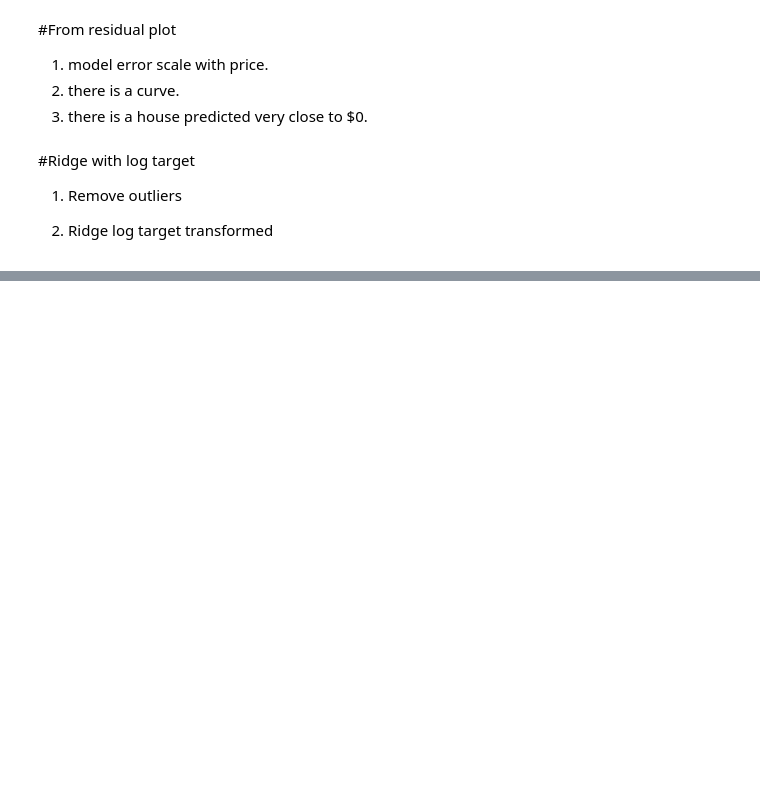
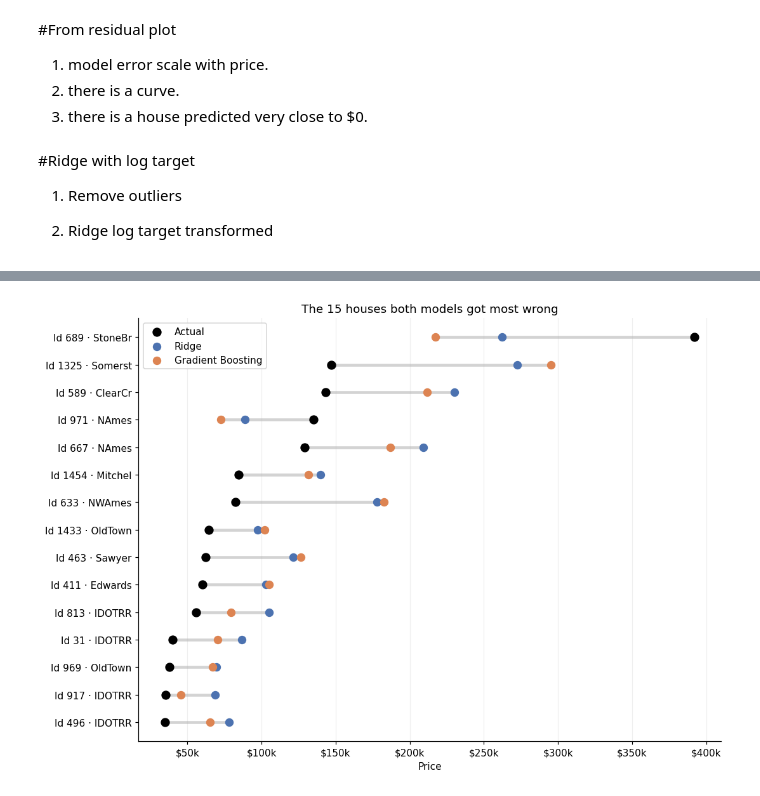
Before and after one commit to bojackwhaleman/house_prices_project, a Jupyter notebook: house_prices.ipynb, the cells around one changed output, grey strips where cells are left out. Saved outputs shown, nothing was run; the diff lists cells and outputs as text; code cells hidden in the pictures; blank space fills up the shorter version.

```diff
--- a/house_prices.ipynb
+++ b/house_prices.ipynb
@@ -671,0 +631,4 @@ coef_df.sort_values("coefficient").head(15)
+# %%
+pd.set_option('display.max_columns', None)
+pd.set_option('display.max_rows', None)
+df.head(5)
@@ -671,0 +642,41 @@ coef_df.sort_values("coefficient").head(15)
+# %%
+# top 15 numeric features most correlated with SalePrice (by absolute correlation)
+top_feats = (df.select_dtypes('number').corr()['SalePrice']
+               .drop(['SalePrice', 'Id'], errors='ignore')
+               .abs().sort_values(ascending=False).head(15).index.tolist())
+
+res = df[['Id', 'Neighborhood', 'SalePrice'] + top_feats].copy()
+res['ridge'] = np.asarray(ridge_pred)
+res['gb'] = np.asarray(gb_pred)
+
+# how wrong each house is: average log gap of the two models (a percentage-style error)
+log_gap = lambda p: (np.log1p(res[p]) - np.log1p(res['SalePrice'])).abs()
+res['err'] = (log_gap('ridge') + log_gap('gb')) / 2
+
+worst = res.nlargest(15, 'err').sort_values('SalePrice').reset_index(drop=True)
+
+# plot
+pos = np.arange(len(worst))
+prices = worst[['SalePrice', 'ridge', 'gb']]
+
+fig, ax = plt.subplots(figsize=(10, 7))
+ax.hlines(pos, prices.min(axis=1), prices.max(axis=1), color='lightgray', lw=3, zorder=1)
+ax.scatter(worst['SalePrice'], pos, color='black', s=70, label='Actual', zorder=3)
+ax.scatter(worst['ridge'], pos, color='#4C72B0', s=60, label='Ridge', zorder=2)
+ax.scatter(worst['gb'], pos, color='#DD8452', s=60, label='Gradient Boosting', zorder=2)
+
+ax.set_yticks(pos)
+ax.set_yticklabels([f"Id {i} · {n}" for i, n in zip(worst['Id'], worst['Neighborhood'])])
+ax.xaxis.set_major_formatter(lambda v, _: f'${v/1000:.0f}k')
+ax.set_xlabel('Price')
+ax.legend()
+ax.grid(axis='x', alpha=0.2)
+for s in ('top', 'right'): ax.spines[s].set_visible(False)
+ax.set_title('The 15 houses both models got most wrong')
+plt.tight_layout()
+plt.show()
+
+pd.set_option('display.max_columns', None)
+worst[['Id', 'Neighborhood', 'SalePrice', 'ridge', 'gb'] + top_feats].round(0).sort_values('SalePrice', ascending=False)
+# %% [output]
+[figure, added]
```
Also changed, not shown: parts of 30 cells of this notebook, 1 other file.
